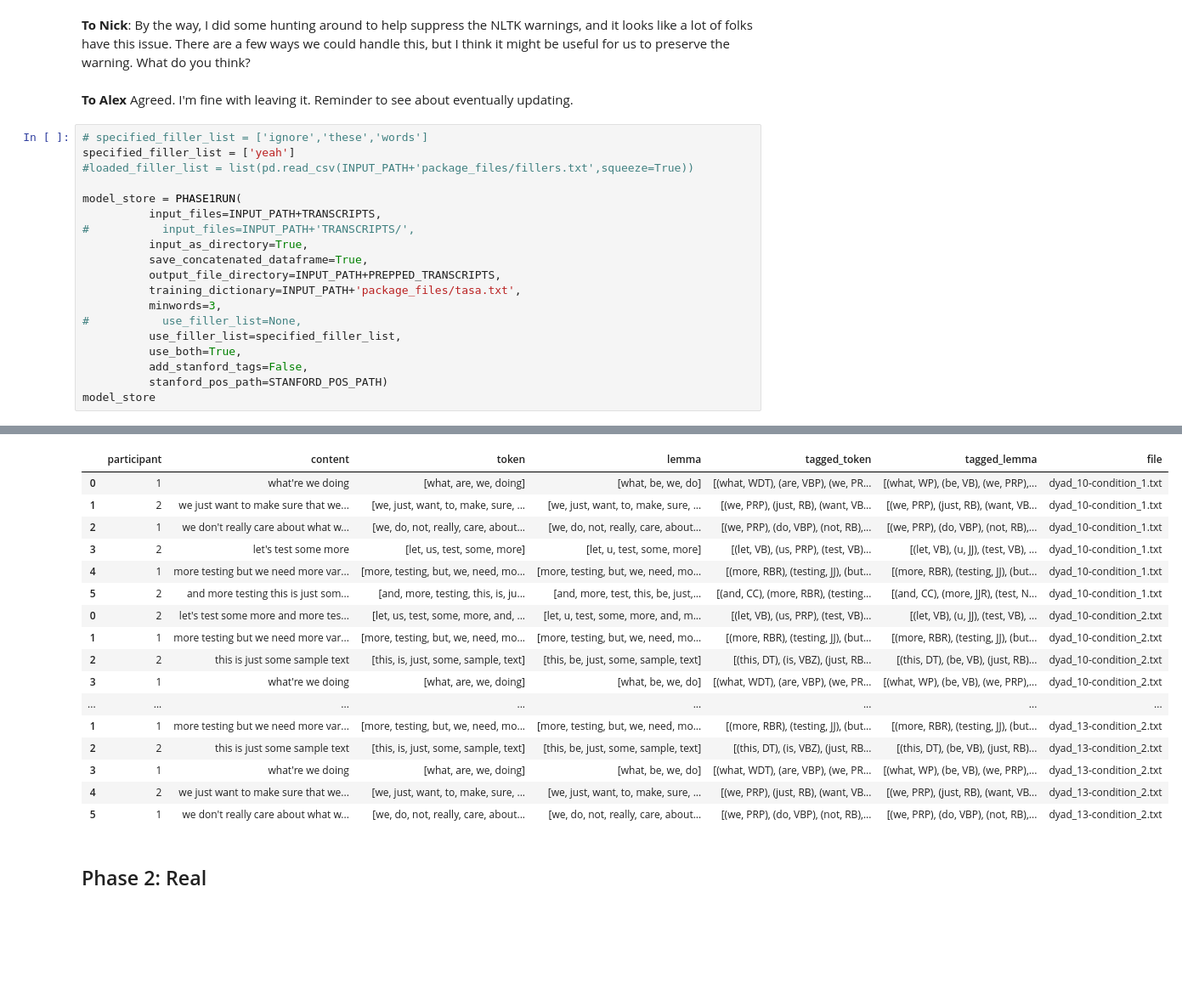
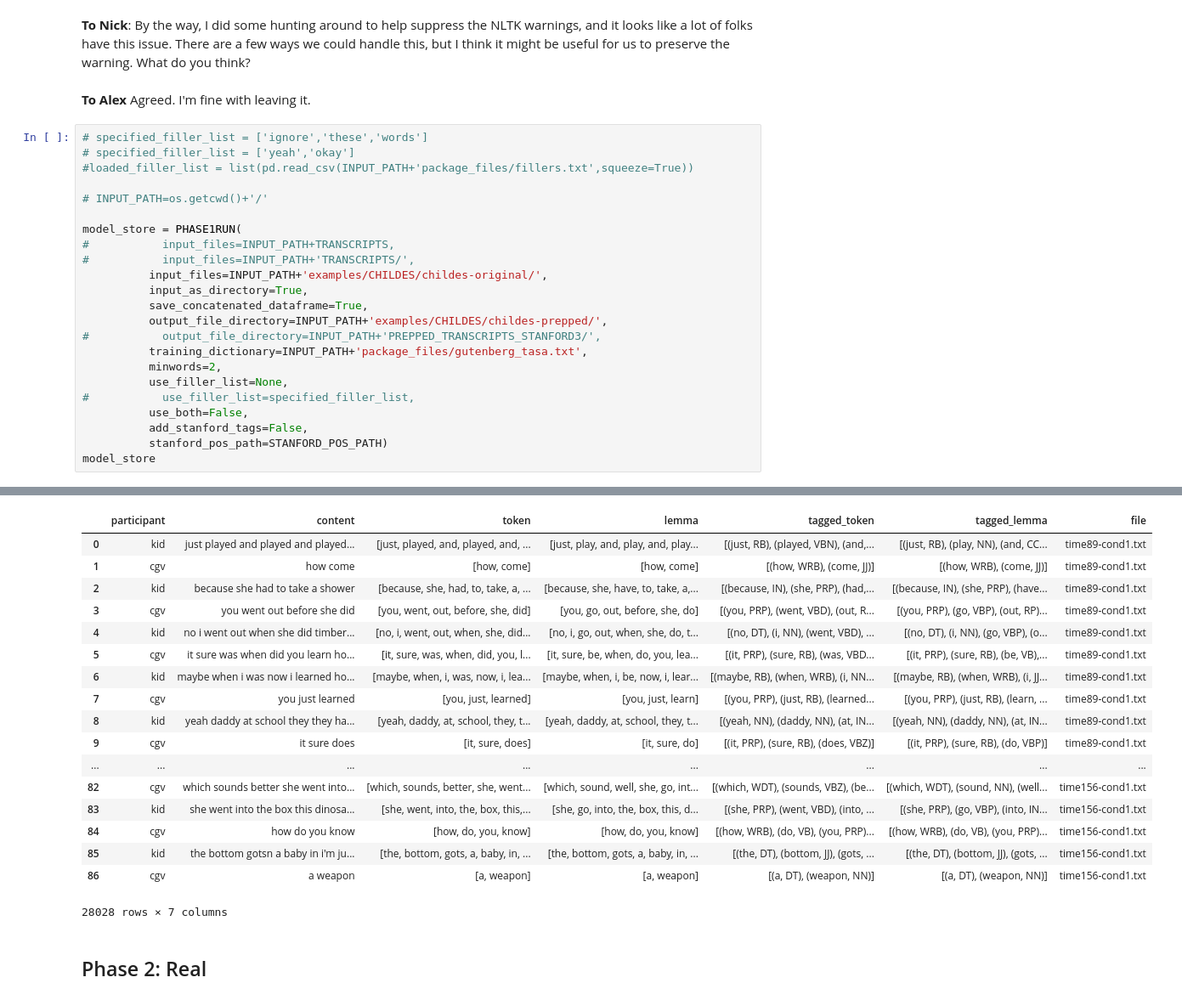
Before and after one commit to nickduran/align-linguistic-alignment, a Jupyter notebook: ALIGN_MASTER.ipynb, the cells around one changed output, grey strips where cells are left out. Shown at 85% size. Drawn from its saved outputs; the diff is of its cells as text; blank space fills up the shorter version.

```diff
--- a/ALIGN_MASTER.ipynb
+++ b/ALIGN_MASTER.ipynb
@@ -1764,23 +1817,27 @@ start_phase1 = time.time()
 # %% [markdown]
 **To Nick**: By the way, I did some hunting around to help suppress the NLTK warnings, and it looks like a lot of folks have this issue. There are a few ways we could handle this, but I think it might be useful for us to preserve the warning. What do you think?
 # %% [markdown]
-**To Alex** Agreed. I'm fine with leaving it. Reminder to see about eventually updating.
+**To Alex** Agreed. I'm fine with leaving it.
 # %%
 # specified_filler_list = ['ignore','these','words']
-specified_filler_list = ['yeah']
+# specified_filler_list = ['yeah','okay']
 #loaded_filler_list = list(pd.read_csv(INPUT_PATH+'package_files/fillers.txt',squeeze=True))
 
+# INPUT_PATH=os.getcwd()+'/'
+
 model_store = PHASE1RUN(
-          input_files=INPUT_PATH+TRANSCRIPTS,
+#           input_files=INPUT_PATH+TRANSCRIPTS,
 #           input_files=INPUT_PATH+'TRANSCRIPTS/',
+          input_files=INPUT_PATH+'examples/CHILDES/childes-original/',
           input_as_directory=True,
           save_concatenated_dataframe=True,
-          output_file_directory=INPUT_PATH+PREPPED_TRANSCRIPTS,
-          training_dictionary=INPUT_PATH+'package_files/tasa.txt',
-          minwords=3,
-#           use_filler_list=None,
-          use_filler_list=specified_filler_list,
-          use_both=True,
+          output_file_directory=INPUT_PATH+'examples/CHILDES/childes-prepped/',
+#           output_file_directory=INPUT_PATH+'PREPPED_TRANSCRIPTS_STANFORD3/',
+          training_dictionary=INPUT_PATH+'package_files/gutenberg_tasa.txt',
+          minwords=2,
+          use_filler_list=None,
+#           use_filler_list=specified_filler_list,
+          use_both=False,
           add_stanford_tags=False,
           stanford_pos_path=STANFORD_POS_PATH)
 model_store
@@ -1796,20 +1862,21 @@ Processing: /Users/nduran/Desktop/GitProjects/align-linguistic-alignment/example
 |  | participant | content | token | lemma | tagged_token | tagged_lemma | file |
-| 0 | 1 | what're we doing | [what, are, we, doing] | [what, be, we, do] | [(what, WDT), (are, VBP), (we, PR... | [(what, WP), (be, VB), (we, PRP),... | dyad_10-condition_1.txt |
-| 1 | 2 | we just want to make sure that we... | [we, just, want, to, make, sure, ... | [we, just, want, to, make, sure, ... | [(we, PRP), (just, RB), (want, VB... | [(we, PRP), (just, RB), (want, VB... | dyad_10-condition_1.txt |
-| 2 | 1 | we don't really care about what w... | [we, do, not, really, care, about... | [we, do, not, really, care, about... | [(we, PRP), (do, VBP), (not, RB),... | [(we, PRP), (do, VBP), (not, RB),... | dyad_10-condition_1.txt |
-| 3 | 2 | let's test some more | [let, us, test, some, more] | [let, u, test, some, more] | [(let, VB), (us, PRP), (test, VB)... | [(let, VB), (u, JJ), (test, VB), ... | dyad_10-condition_1.txt |
-| 4 | 1 | more testing but we need more var... | [more, testing, but, we, need, mo... | [more, testing, but, we, need, mo... | [(more, RBR), (testing, JJ), (but... | [(more, RBR), (testing, JJ), (but... | dyad_10-condition_1.txt |
-| 5 | 2 | and more testing this is just som... | [and, more, testing, this, is, ju... | [and, more, test, this, be, just,... | [(and, CC), (more, RBR), (testing... | [(and, CC), (more, JJR), (test, N... | dyad_10-condition_1.txt |
-| 0 | 2 | let's test some more and more tes... | [let, us, test, some, more, and, ... | [let, u, test, some, more, and, m... | [(let, VB), (us, PRP), (test, VB)... | [(let, VB), (u, JJ), (test, VB), ... | dyad_10-condition_2.txt |
-| 1 | 1 | more testing but we need more var... | [more, testing, but, we, need, mo... | [more, testing, but, we, need, mo... | [(more, RBR), (testing, JJ), (but... | [(more, RBR), (testing, JJ), (but... | dyad_10-condition_2.txt |
-| 2 | 2 | this is just some sample text | [this, is, just, some, sample, text] | [this, be, just, some, sample, text] | [(this, DT), (is, VBZ), (just, RB... | [(this, DT), (be, VB), (just, RB)... | dyad_10-condition_2.txt |
-| 3 | 1 | what're we doing | [what, are, we, doing] | [what, be, we, do] | [(what, WDT), (are, VBP), (we, PR... | [(what, WP), (be, VB), (we, PRP),... | dyad_10-condition_2.txt |
+| 0 | kid | just played and played and played... | [just, played, and, played, and, ... | [just, play, and, play, and, play... | [(just, RB), (played, VBN), (and,... | [(just, RB), (play, NN), (and, CC... | time89-cond1.txt |
+| 1 | cgv | how come | [how, come] | [how, come] | [(how, WRB), (come, JJ)] | [(how, WRB), (come, JJ)] | time89-cond1.txt |
+| 2 | kid | because she had to take a shower | [because, she, had, to, take, a, ... | [because, she, have, to, take, a,... | [(because, IN), (she, PRP), (had,... | [(because, IN), (she, PRP), (have... | time89-cond1.txt |
+| 3 | cgv | you went out before she did | [you, went, out, before, she, did] | [you, go, out, before, she, do] | [(you, PRP), (went, VBD), (out, R... | [(you, PRP), (go, VBP), (out, RP)... | time89-cond1.txt |
+| 4 | kid | no i went out when she did timber... | [no, i, went, out, when, she, did... | [no, i, go, out, when, she, do, t... | [(no, DT), (i, NN), (went, VBD), ... | [(no, DT), (i, NN), (go, VBP), (o... | time89-cond1.txt |
+| 5 | cgv | it sure was when did you learn ho... | [it, sure, was, when, did, you, l... | [it, sure, be, when, do, you, lea... | [(it, PRP), (sure, RB), (was, VBD... | [(it, PRP), (sure, RB), (be, VB),... | time89-cond1.txt |
+| 6 | kid | maybe when i was now i learned ho... | [maybe, when, i, was, now, i, lea... | [maybe, when, i, be, now, i, lear... | [(maybe, RB), (when, WRB), (i, NN... | [(maybe, RB), (when, WRB), (i, JJ... | time89-cond1.txt |
+| 7 | cgv | you just learned | [you, just, learned] | [you, just, learn] | [(you, PRP), (just, RB), (learned... | [(you, PRP), (just, RB), (learn, ... | time89-cond1.txt |
+| 8 | kid | yeah daddy at school they they ha... | [yeah, daddy, at, school, they, t... | [yeah, daddy, at, school, they, t... | [(yeah, NN), (daddy, NN), (at, IN... | [(yeah, NN), (daddy, NN), (at, IN... | time89-cond1.txt |
+| 9 | cgv | it sure does | [it, sure, does] | [it, sure, do] | [(it, PRP), (sure, RB), (does, VBZ)] | [(it, PRP), (sure, RB), (do, VBP)] | time89-cond1.txt |
 | ... | ... | ... | ... | ... | ... | ... | ... |
-| 1 | 1 | more testing but we need more var... | [more, testing, but, we, need, mo... | [more, testing, but, we, need, mo... | [(more, RBR), (testing, JJ), (but... | [(more, RBR), (testing, JJ), (but... | dyad_13-condition_2.txt |
-| 2 | 2 | this is just some sample text | [this, is, just, some, sample, text] | [this, be, just, some, sample, text] | [(this, DT), (is, VBZ), (just, RB... | [(this, DT), (be, VB), (just, RB)... | dyad_13-condition_2.txt |
-| 3 | 1 | what're we doing | [what, are, we, doing] | [what, be, we, do] | [(what, WDT), (are, VBP), (we, PR... | [(what, WP), (be, VB), (we, PRP),... | dyad_13-condition_2.txt |
-| 4 | 2 | we just want to make sure that we... | [we, just, want, to, make, sure, ... | [we, just, want, to, make, sure, ... | [(we, PRP), (just, RB), (want, VB... | [(we, PRP), (just, RB), (want, VB... | dyad_13-condition_2.txt |
-| 5 | 1 | we don't really care about what w... | [we, do, not, really, care, about... | [we, do, not, really, care, about... | [(we, PRP), (do, VBP), (not, RB),... | [(we, PRP), (do, VBP), (not, RB),... | dyad_13-condition_2.txt |
+| 82 | cgv | which sounds better she went into... | [which, sounds, better, she, went... | [which, sound, well, she, go, int... | [(which, WDT), (sounds, VBZ), (be... | [(which, WDT), (sound, NN), (well... | time156-cond1.txt |
+| 83 | kid | she went into the box this dinosa... | [she, went, into, the, box, this,... | [she, go, into, the, box, this, d... | [(she, PRP), (went, VBD), (into, ... | [(she, PRP), (go, VBP), (into, IN... | time156-cond1.txt |
+| 84 | cgv | how do you know | [how, do, you, know] | [how, do, you, know] | [(how, WRB), (do, VB), (you, PRP)... | [(how, WRB), (do, VB), (you, PRP)... | time156-cond1.txt |
+| 85 | kid | the bottom gotsn a baby in i'm ju... | [the, bottom, gots, a, baby, in, ... | [the, bottom, gots, a, baby, in, ... | [(the, DT), (bottom, JJ), (gots, ... | [(the, DT), (bottom, JJ), (gots, ... | time156-cond1.txt |
+| 86 | cgv | a weapon | [a, weapon] | [a, weapon] | [(a, DT), (weapon, NN)] | [(a, DT), (weapon, NN)] | time156-cond1.txt |
+28028 rows × 7 columns
 # %% [markdown]
 ## Phase 2: Real
 # %%
```
Also changed, not shown: parts of 18 cells of this notebook.
